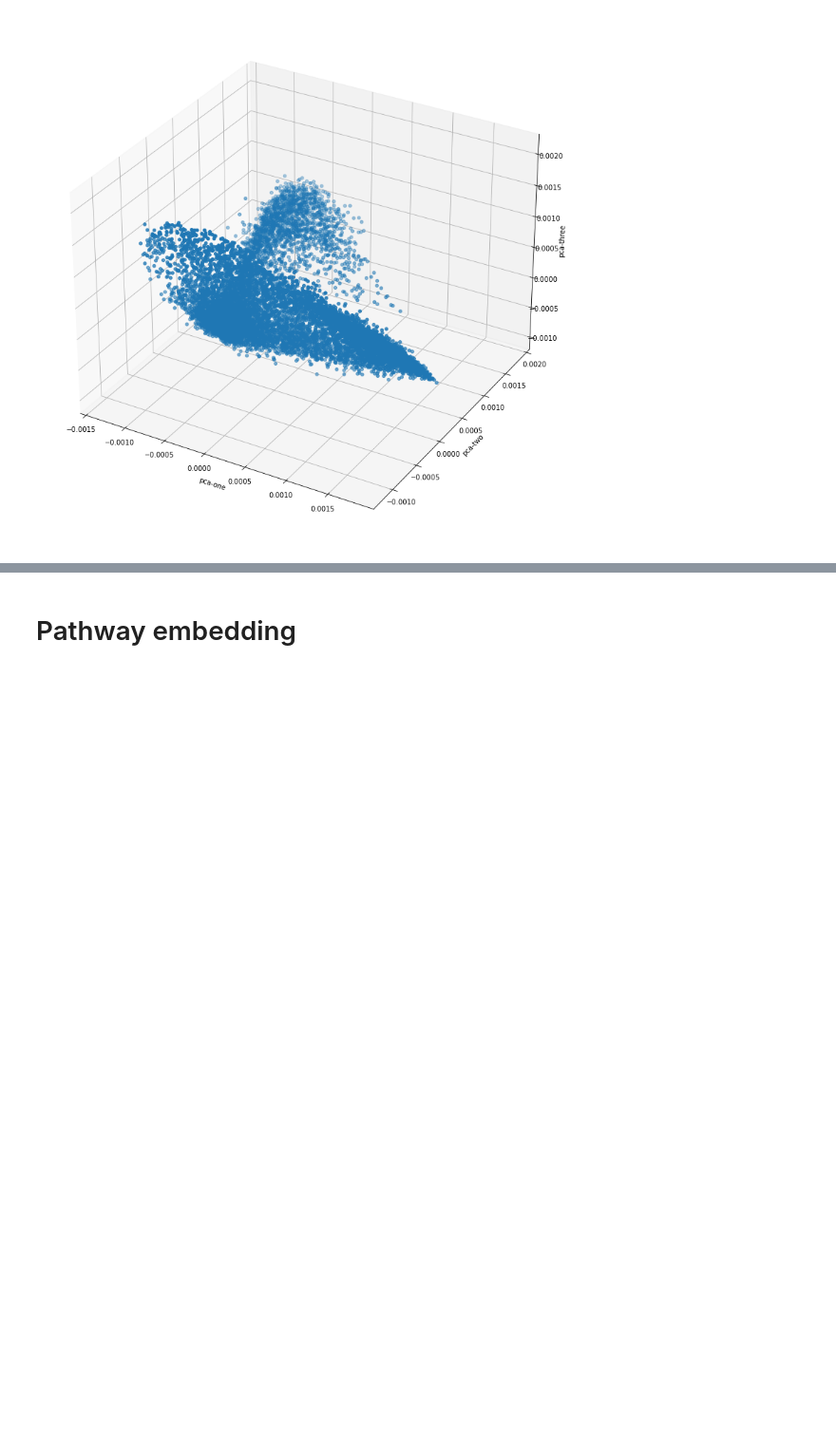
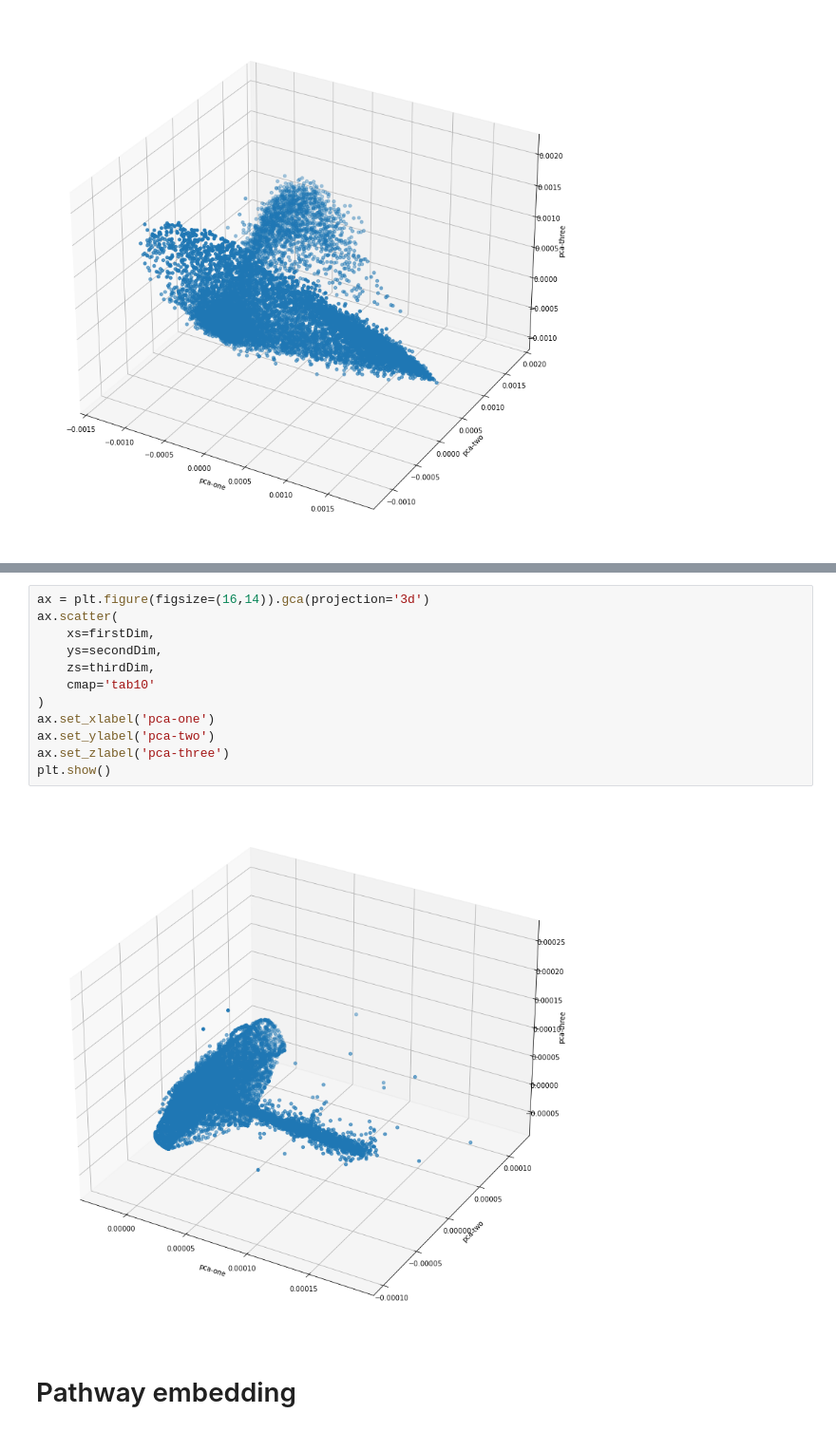
Before and after one commit to josura/GNN-metapathways, a Jupyter notebook: testGraph.ipynb, the cells around one changed output, grey strips where cells are left out. Shown at 95% size. Drawn from its saved outputs; the diff is of its cells as text; blank space fills up the shorter version.

```diff
--- a/testGraph.ipynb
+++ b/testGraph.ipynb
@@ -1189,3 +1346,17 @@ plt.show()
+# %%
+ax = plt.figure(figsize=(16,14)).gca(projection='3d')
+ax.scatter(
+    xs=firstDim,
+    ys=secondDim,
+    zs=thirdDim,
+    cmap='tab10'
+)
+ax.set_xlabel('pca-one')
+ax.set_ylabel('pca-two')
+ax.set_zlabel('pca-three')
+plt.show()
+# %% [output]
+[figure, added]
 # %% [markdown]
 # Pathway embedding
 # %%
```
Also changed, not shown: parts of 16 cells of this notebook, 7 other files.
